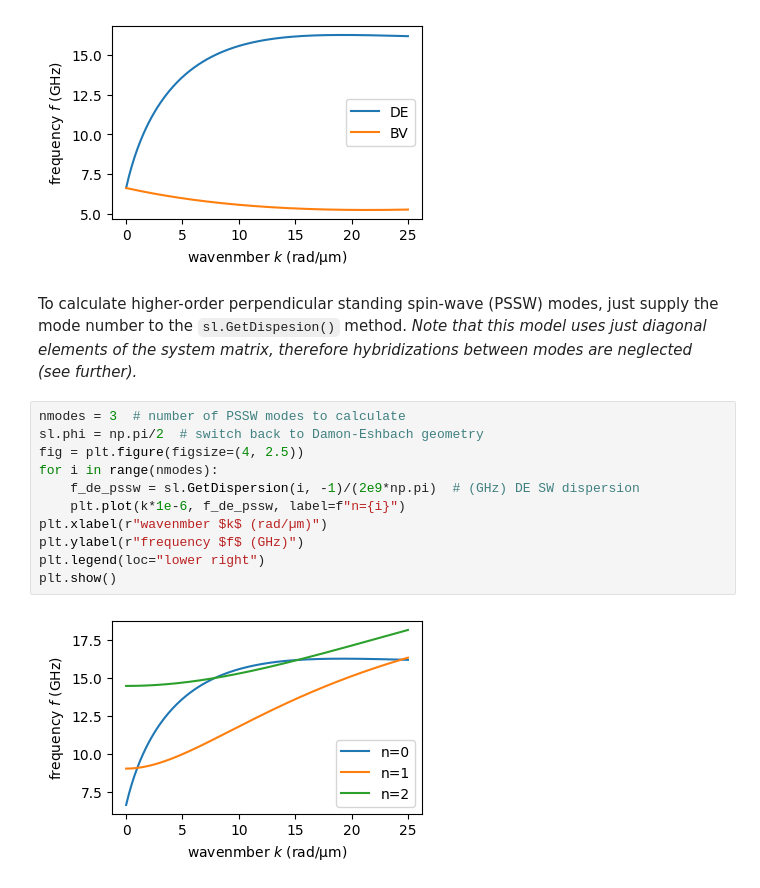
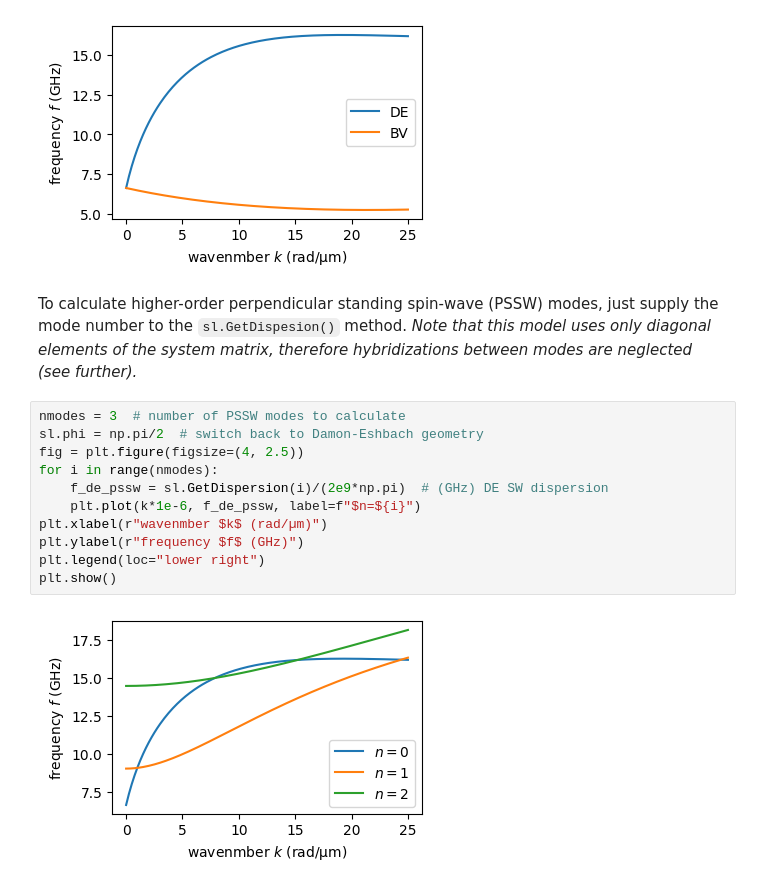
Before and after one commit to CEITECmagnonics/SpinWaveToolkit, a Jupyter notebook: examples/dispersion_relation_basic.ipynb, the cells around one changed output. Drawn from its saved outputs; the diff is of its cells as text.

```diff
--- a/examples/dispersion_relation_basic.ipynb
+++ b/examples/dispersion_relation_basic.ipynb
@@ -47,17 +47,17 @@ plt.show()
 # %% [output]
 [figure]
 # %% [markdown]
-To calculate higher-order perpendicular standing spin-wave (PSSW) modes, just supply the mode number to the `sl.GetDispesion()` method. *Note that this model uses just diagonal elements of the system matrix, therefore hybridizations between modes are neglected (see further).*
+To calculate higher-order perpendicular standing spin-wave (PSSW) modes, just supply the mode number to the `sl.GetDispesion()` method. *Note that this model uses only diagonal elements of the system matrix, therefore hybridizations between modes are neglected (see further).*
 # %%
 nmodes = 3  # number of PSSW modes to calculate
 sl.phi = np.pi/2  # switch back to Damon-Eshbach geometry
 fig = plt.figure(figsize=(4, 2.5))
 for i in range(nmodes):
-    f_de_pssw = sl.GetDispersion(i, -1)/(2e9*np.pi)  # (GHz) DE SW dispersion
-    plt.plot(k*1e-6, f_de_pssw, label=f"n={i}")
+    f_de_pssw = sl.GetDispersion(i)/(2e9*np.pi)  # (GHz) DE SW dispersion
+    plt.plot(k*1e-6, f_de_pssw, label=f"$n=${i}")
 plt.xlabel(r"wavenmber $k$ (rad/µm)")
 plt.ylabel(r"frequency $f$ (GHz)")
 plt.legend(loc="lower right")
 plt.show()
 # %% [output]
-[figure, old version]
+[figure, new version]
```
Also changed, not shown: parts of 7 cells of this notebook.
